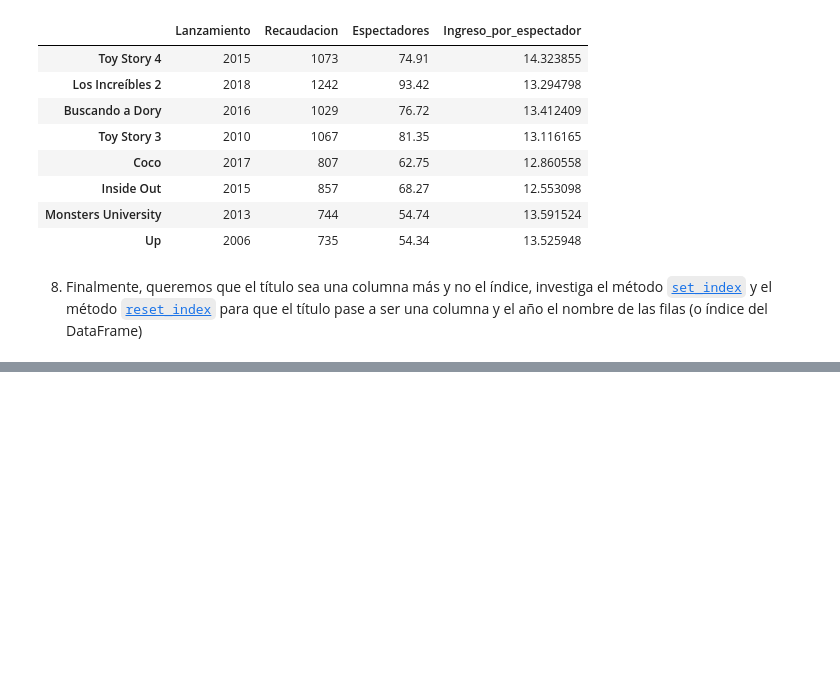
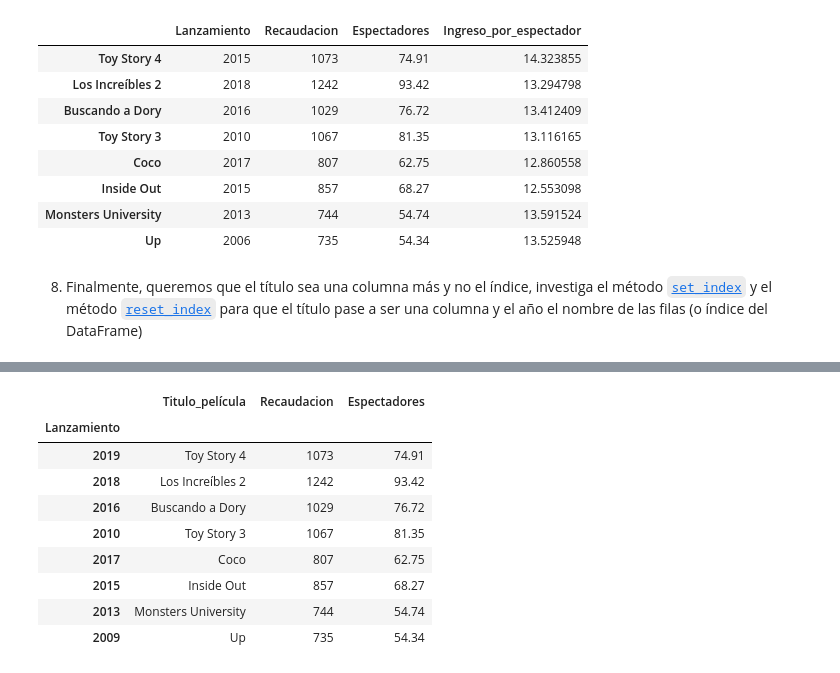
Before and after one commit to JBC2024/ONLINE_DS_THEBRIDGE_JBC, a Jupyter notebook: 02_Programacion_y_Herramientas_Avanzadas/Sprint_04/Unidad_01/Practica_Obligatoria/18_Practica_Obligatoria_Pandas_I.ipynb, the cells around one changed output, grey strips where cells are left out. Drawn from its saved outputs; the diff is of its cells as text; code cells hidden in the pictures; blank space fills up the shorter version.

```diff
--- a/02_Programacion_y_Herramientas_Avanzadas/Sprint_04/Unidad_01/Practica_Obligatoria/18_Practica_Obligatoria_Pandas_I.ipynb
+++ b/02_Programacion_y_Herramientas_Avanzadas/Sprint_04/Unidad_01/Practica_Obligatoria/18_Practica_Obligatoria_Pandas_I.ipynb
@@ -279,3 +318,17 @@ df
+# %%
+#Establece una nueva columna de indice
+df.reset_index(names = "Titulo_película").set_index("Lanzamiento")
+# %% [output]
+|  | Titulo_película | Recaudacion | Espectadores |
+| Lanzamiento |  |  |  |
+| 2019 | Toy Story 4 | 1073 | 74.91 |
+| 2018 | Los Increíbles 2 | 1242 | 93.42 |
+| 2016 | Buscando a Dory | 1029 | 76.72 |
+| 2010 | Toy Story 3 | 1067 | 81.35 |
+| 2017 | Coco | 807 | 62.75 |
+| 2015 | Inside Out | 857 | 68.27 |
+| 2013 | Monsters University | 744 | 54.74 |
+| 2009 | Up | 735 | 54.34 |
 # %%
 df_new =  df.reset_index()
 df_new= df_new.rename(columns = {"index": "Titulo_Pelicula"})
```
Also changed, not shown: parts of 6 cells of this notebook, 29 other files.
